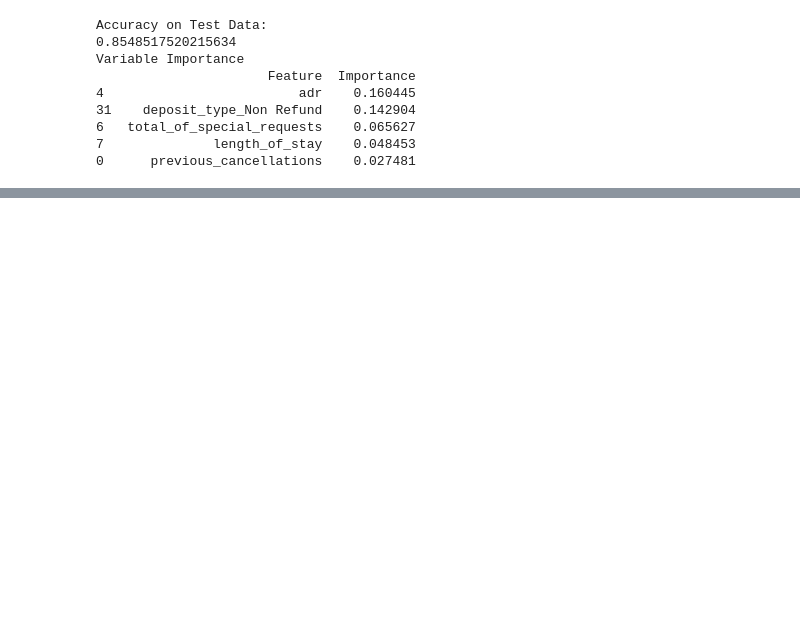
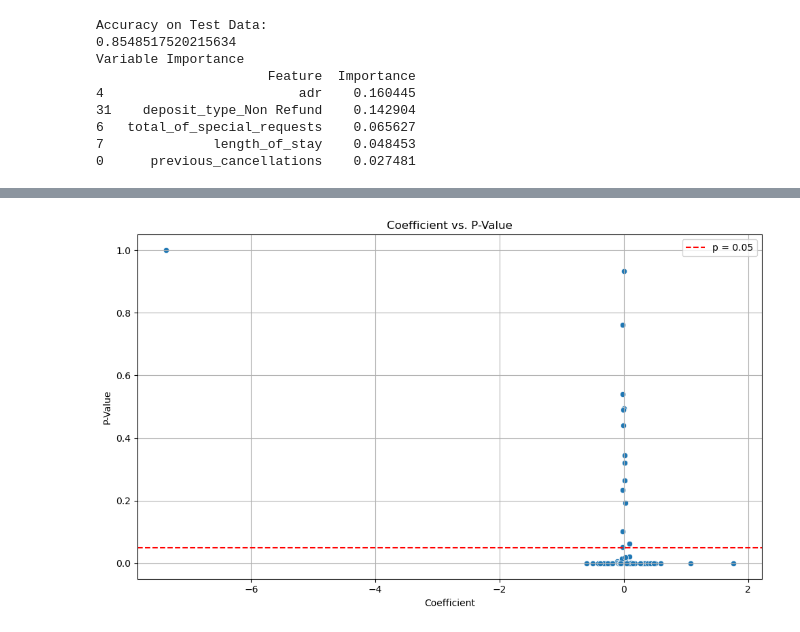
Before and after one commit to Alex-Liang01/HotelBookingCancellations, a Jupyter notebook: ML.ipynb, the cells around one changed output, grey strips where cells are left out. Drawn from its saved outputs; the diff is of its cells as text; code cells hidden in the pictures; blank space fills up the shorter version.

```diff
--- a/ML.ipynb
+++ b/ML.ipynb
@@ -244,3 +279,21 @@ def xg(data):
+# %%
+# Scatterplot of coefficients vs statistical significance
+def coeffs_pvalues_plot(result):
+    df = pd.DataFrame({
+        'Coefficient': result.params,
+        'P-Value': result.pvalues
+    }).drop('const')
+
+    plt.figure(figsize=(10, 6))
+    sns.scatterplot(data=df, x='Coefficient', y='P-Value')
+    plt.axhline(0.05, color='red', linestyle='--', label='p = 0.05')
+    plt.title("Coefficient vs. P-Value")
+    plt.xlabel("Coefficient")
+    plt.ylabel("P-Value")
+    plt.legend()
+    plt.grid(True)
+    plt.tight_layout()
+    plt.show()
 # %%
 data=converting_datatypes(data)
 # %%
@@ -285,3 +341,7 @@ Accuracy: 0.8140835579514825
+# %%
+coeffs_pvalues_plot(lr_results)
+# %% [output]
+[figure, added]
 # %%
 xg(data)
 # %% [output]
```
Also changed, not shown: parts of 8 cells of this notebook, 4 other files.
